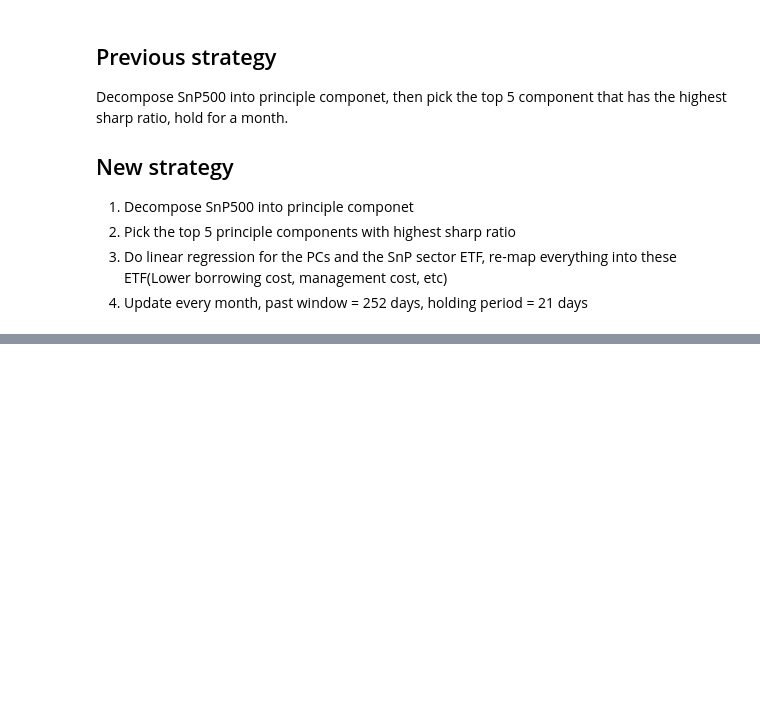
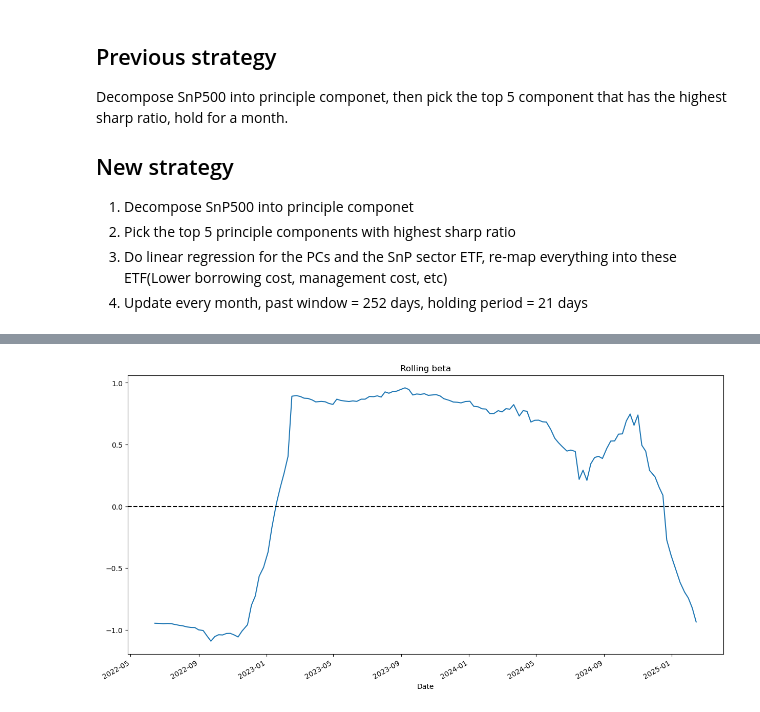
Before and after one commit to SzeLok0305/Portfolio_theory, a Jupyter notebook: PCA ETF bases.ipynb, the cells around one changed output, grey strips where cells are left out. Drawn from its saved outputs; the diff is of its cells as text; code cells hidden in the pictures; blank space fills up the shorter version.

```diff
--- a/PCA ETF bases.ipynb
+++ b/PCA ETF bases.ipynb
@@ -449,0 +670,6 @@ down_beta: -0.025
+# %%
+Hedged_result['rolling_betas'].dropna().plot(figsize=(15, 8),title='Rolling beta')
+plt.axhline(y=0,linestyle='--',color='black')
+plt.show()
+# %% [output]
+[figure, added]
```
Also changed, not shown: parts of 10 cells of this notebook, 1 other file.
